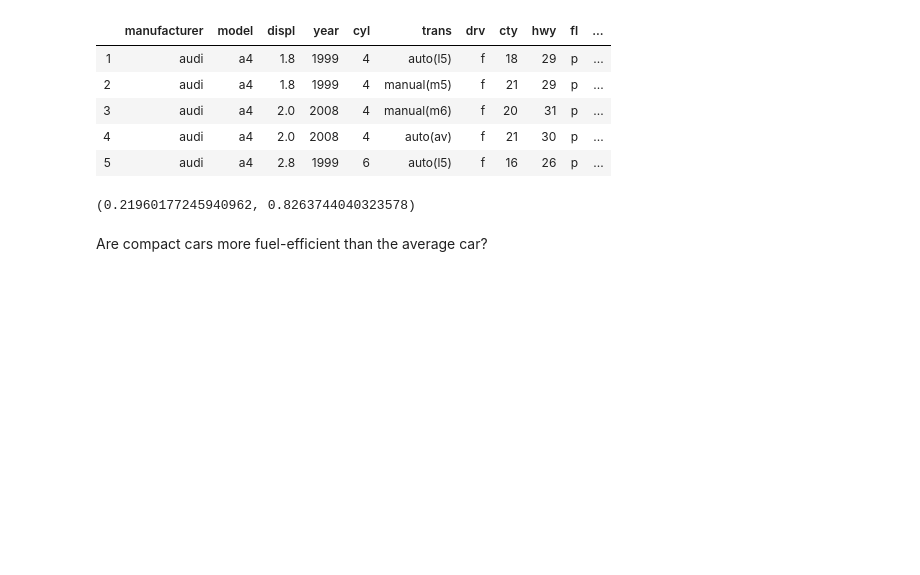
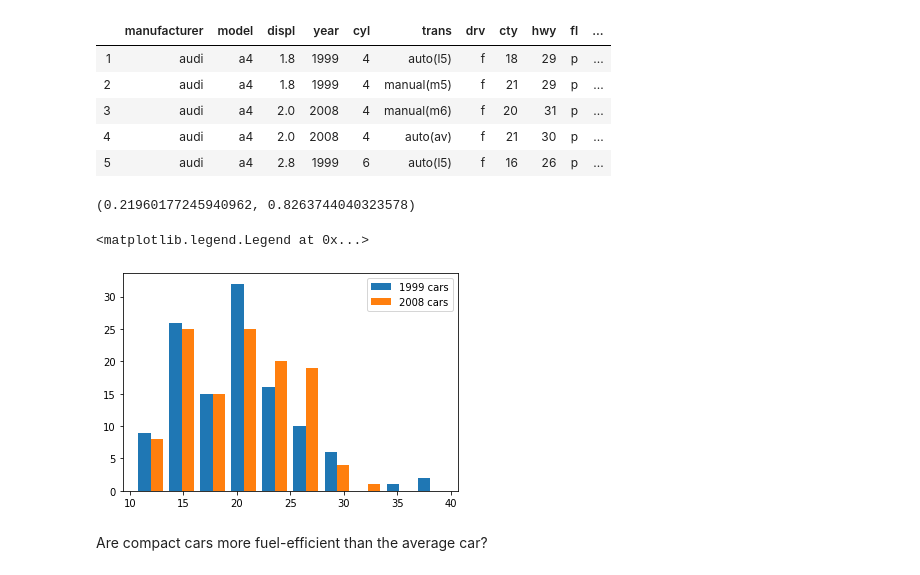
Before and after one commit to jivemachine/statistics-exercises, a Jupyter notebook: hypothesis_testing.ipynb, the cells around one changed output. Cells and saved outputs as stored; diff of their text form; code cells hidden in the pictures; blank space fills up the shorter version.

```diff
--- a/hypothesis_testing.ipynb
+++ b/hypothesis_testing.ipynb
@@ -126,6 +127,14 @@ t, p = stats.ttest_ind(x1, x2)
 t, p
 # %% [output]
 (0.21960177245940962, 0.8263744040323578)
+# %%
+import matplotlib.pyplot as plt
+plt.hist([x1, x2],
+label=["1999 cars", "2008 cars"])
+plt.legend(loc="upper right")
+# %% [output]
+<matplotlib.legend.Legend at 0x...>
+[figure, added]
 # %% [markdown]
 Are compact cars more fuel-efficient than the average car?
 # %%
```
Also changed, not shown: parts of 76 cells of this notebook.
